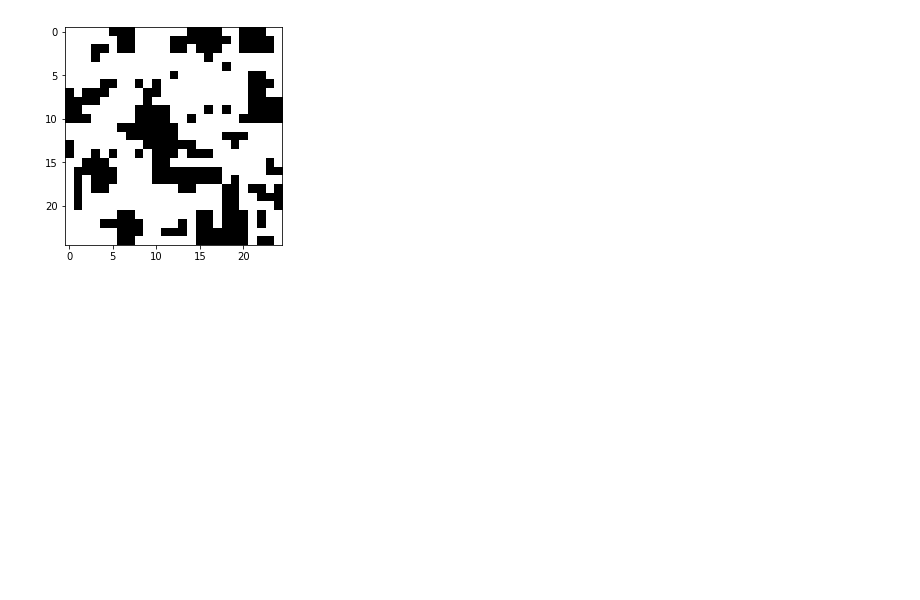
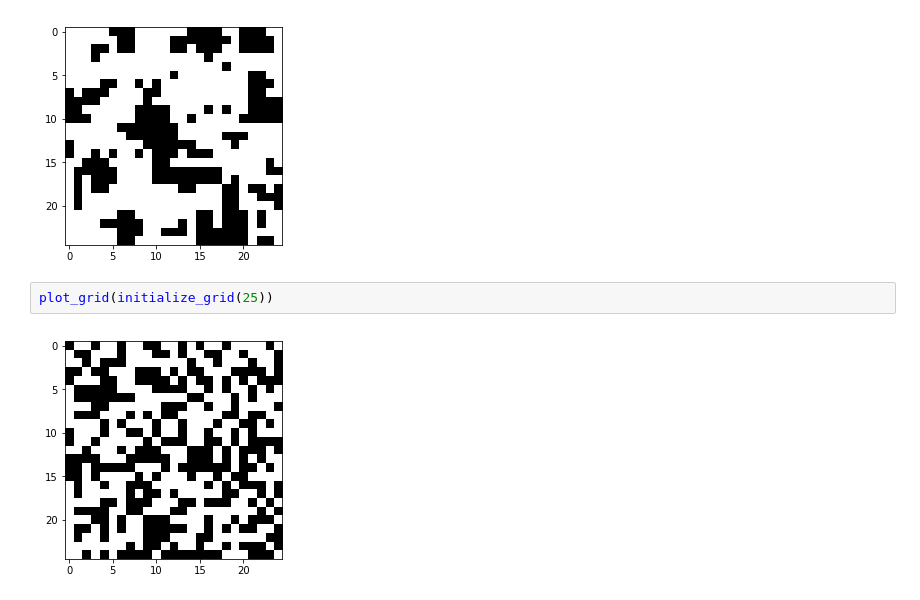
Before and after one commit to yangobeil/2d-ising, a Jupyter notebook: Ising simulation.ipynb, the cells around one changed output. Saved outputs shown, nothing was run; the diff lists cells and outputs as text; blank space fills up the shorter version.

```diff
--- a/Ising simulation.ipynb
+++ b/Ising simulation.ipynb
@@ -402,3 +414,7 @@ y[10]
 # %% [output]
 array([0.])
 [figure]
+# %%
+plot_grid(initialize_grid(25))
+# %% [output]
+[figure, added]
```
Also changed, not shown: parts of 8 cells of this notebook.
